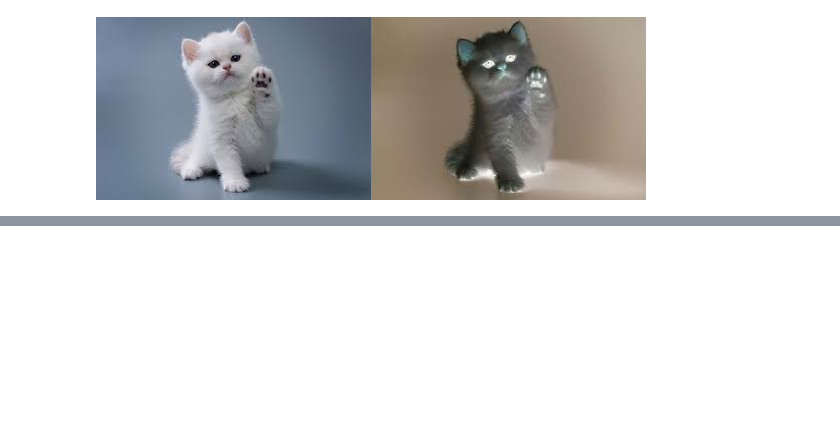
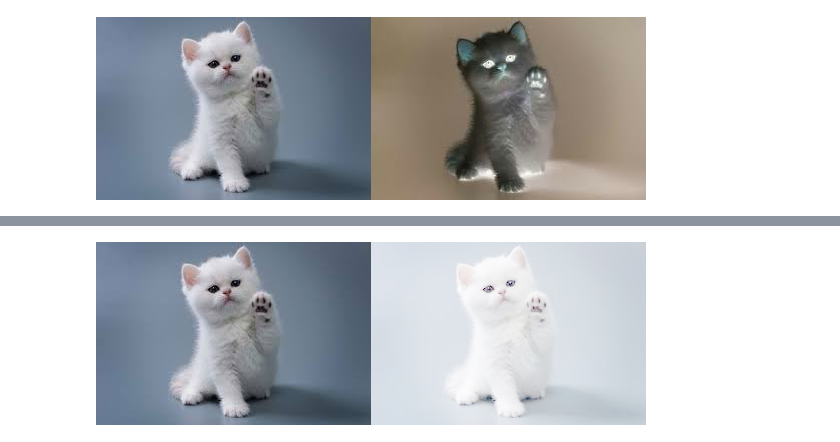
Before and after one commit to emirabiyyu/PCVK_Ganjil_2024, a Jupyter notebook: Week3.ipynb, the cells around one changed output, grey strips where cells are left out. Cells and saved outputs as stored; diff of their text form; code cells hidden in the pictures; blank space fills up the shorter version.

```diff
--- a/Week3.ipynb
+++ b/Week3.ipynb
@@ -62,0 +80,11 @@ Masukkan nilai kontras: 120
+# %%
+# Parameters for logarithmic brightness adjustment
+c = 255 / np.log(1 + np.max(original))
+
+log_image = c * np.log1p(original)
+
+log_image = np.clip(log_image, 0, 255).astype(np.uint8)
+final_frame = cv2.hconcat([original, log_image])
+cv2_imshow(final_frame)
+# %% [output]
+[figure, added]
```
Also changed, not shown: parts of 6 cells of this notebook.
